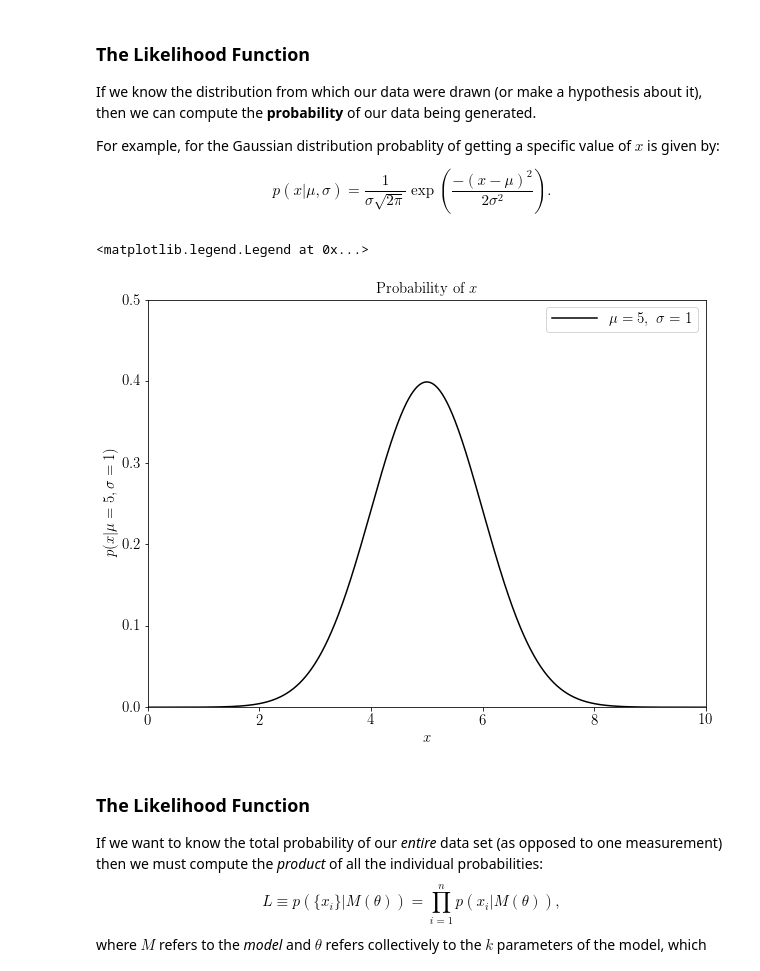
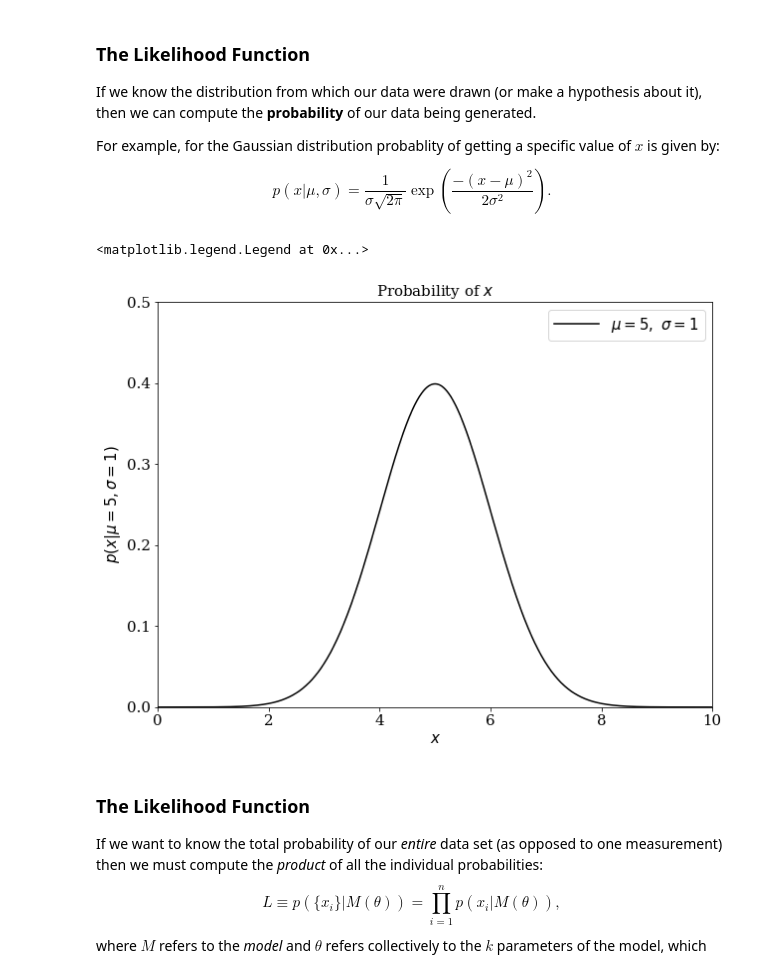
Before and after one commit to bayu-wilson/astr-324-s18, a Jupyter notebook: notebooks/Week-3-Tue.ipynb, the cells around one changed output. Cells and saved outputs as stored; diff of their text form; code cells hidden in the pictures.

```diff
--- a/notebooks/Week-3-Tue.ipynb
+++ b/notebooks/Week-3-Tue.ipynb
@@ -63,31 +63,31 @@ $$p(x|\mu,\sigma) = \frac{1}{\sigma\sqrt{2\pi}} \exp\left(\frac{-(x-\mu)^2}{2\si
 # %%
 # Execute this cell
 %matplotlib inline
 import numpy as np
 from scipy.stats import norm
 from matplotlib import pyplot as plt
 
 from astroML.plotting import setup_text_plots
-setup_text_plots(fontsize=15, usetex=True)
+setup_text_plots(fontsize=15, usetex=False)
 
 #------------------------------------------------------------
 # plot the distributions
 fig, ax = plt.subplots(figsize=(10, 7.5))
 dist = norm(5, 1)
 x = np.linspace(0, 10, 1000)
 plt.plot(x, dist.pdf(x), c='black',label=r'$\mu=5,\ \sigma=1$')
 
 plt.xlim(0, 10)
 plt.ylim(0, 0.5)
 
 plt.xlabel('$x$')
 plt.ylabel(r'$p(x|\mu=5,\sigma=1)$')
 plt.title('Probability of $x$')
 
 plt.legend()
 # %% [output]
 <matplotlib.legend.Legend at 0x...>
-[figure, old version]
+[figure, new version]
 # %% [markdown]
 ### The Likelihood Function
 
```
